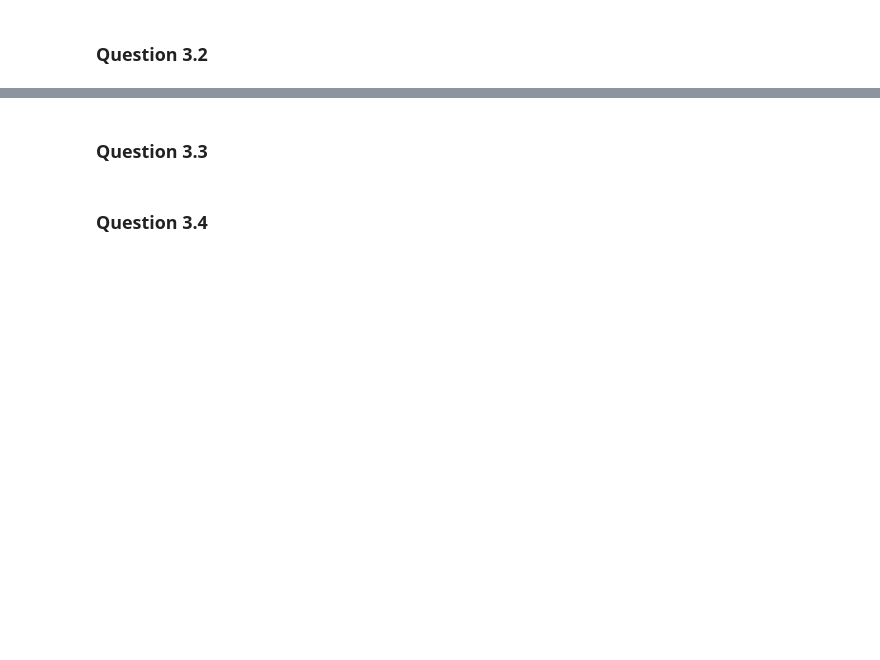
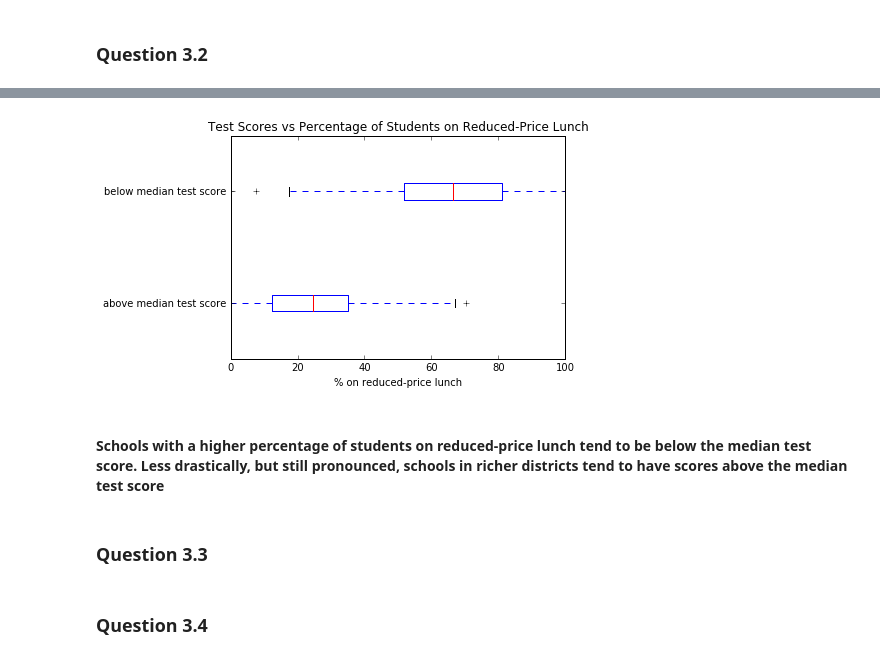
Before and after one commit to wenyangfu/EE361M_Homework, a Jupyter notebook: homework4/Group3_HW4.ipynb, the cells around one changed output, grey strips where cells are left out. Cells and saved outputs as stored; diff of their text form; code cells hidden in the pictures; blank space fills up the shorter version.

```diff
--- a/homework4/Group3_HW4.ipynb
+++ b/homework4/Group3_HW4.ipynb
@@ -159,2 +207,16 @@ df = data('Caschool')
+# %%
+plt.figure()
+plt.title('Test Scores vs Percentage of Students on Reduced-Price Lunch')
+plt.xlabel('% on reduced-price lunch')
+plt.boxplot(
+    [positive_set['mealpct'].values, negative_set['mealpct'].values],
+    vert=False,
+    labels=['above median test score', 'below median test score']
+)
+plt.show()
+# %% [output]
+[figure, added]
+# %% [markdown]
+#### Schools with a higher percentage of students on reduced-price lunch tend to be below the median test score. Less drastically, but still pronounced, schools in richer districts tend to have scores above the median test score
 # %% [markdown]
 ### Question 3.3
```
Also changed, not shown: parts of 14 cells of this notebook.
